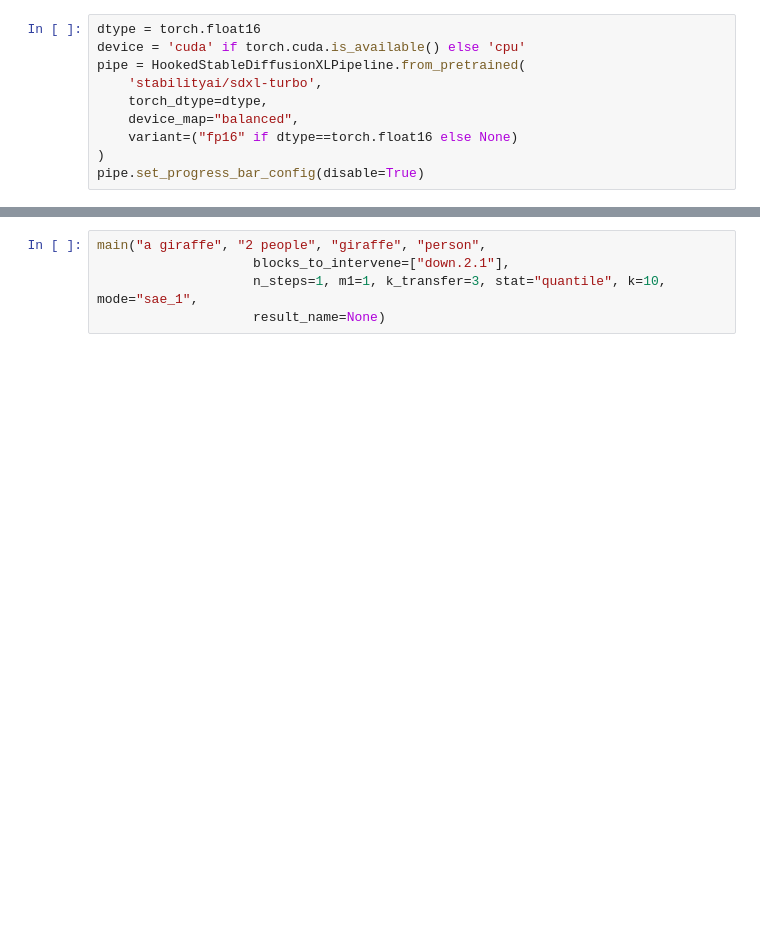
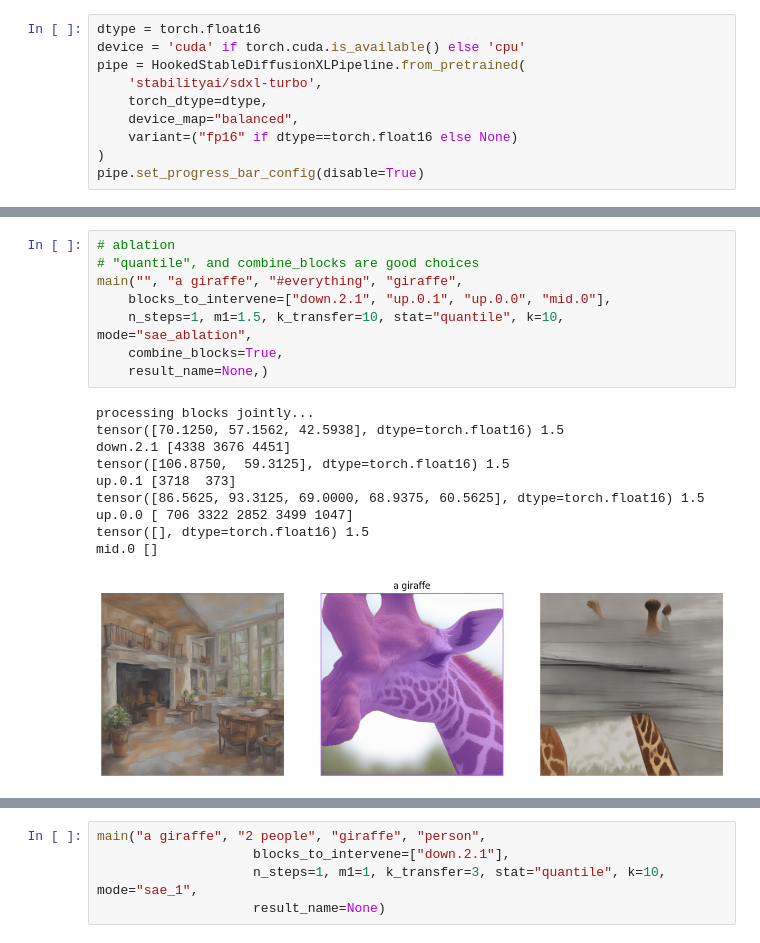
Before and after one commit to wendlerc/sdxl-unbox, a Jupyter notebook: notebooks/gsam_meets_latent_clip.ipynb, the cells around one changed output, grey strips where cells are left out. Cells and saved outputs as stored; diff of their text form; blank space fills up the shorter version.

Commit message:
still no latent clip but added ablations

```diff
--- a/notebooks/gsam_meets_latent_clip.ipynb
+++ b/notebooks/gsam_meets_latent_clip.ipynb
@@ -471,0 +493,19 @@ print(cnts)
+# %%
+# ablation
+# "quantile", and combine_blocks are good choices
+main("", "a giraffe", "#everything", "giraffe",
+    blocks_to_intervene=["down.2.1", "up.0.1", "up.0.0", "mid.0"],
+    n_steps=1, m1=1.5, k_transfer=10, stat="quantile", k=10, mode="sae_ablation",
+    combine_blocks=True,
+    result_name=None,)
+# %% [output]
+processing blocks jointly...
+tensor([70.1250, 57.1562, 42.5938], dtype=torch.float16) 1.5
+down.2.1 [4338 3676 4451]
+tensor([106.8750,  59.3125], dtype=torch.float16) 1.5
+up.0.1 [3718  373]
+tensor([86.5625, 93.3125, 69.0000, 68.9375, 60.5625], dtype=torch.float16) 1.5
+up.0.0 [ 706 3322 2852 3499 1047]
+tensor([], dtype=torch.float16) 1.5
+mid.0 []
+[figure, added]
```
Also changed, not shown: parts of 4 cells of this notebook.
